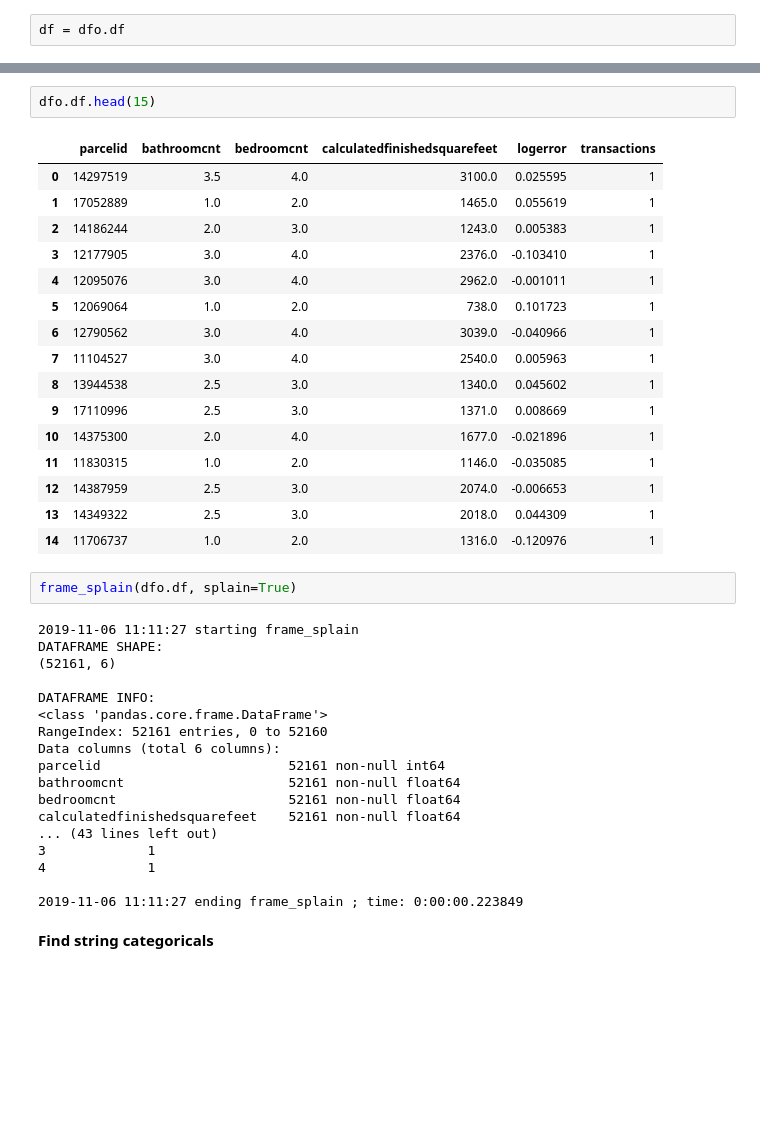
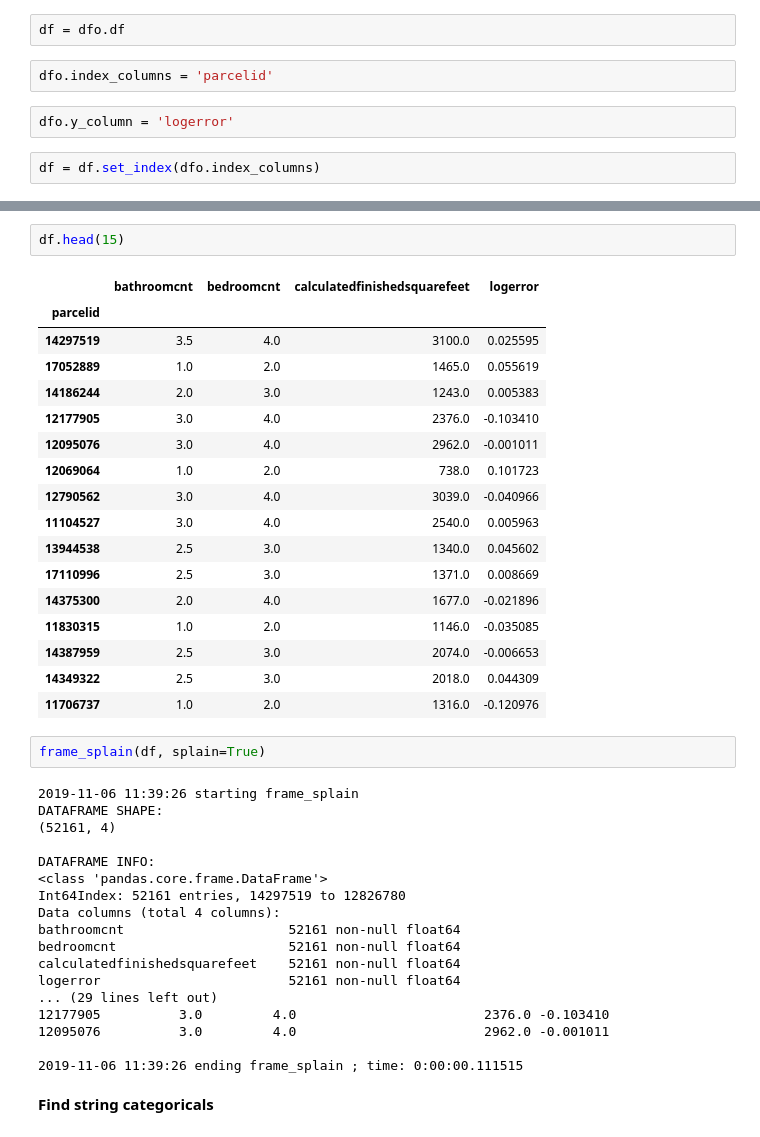
Before and after one commit to BayesEliaSantos/Bayes_P04_Zillow, a Jupyter notebook: kworking.ipynb, the cells around one changed output, grey strips where cells are left out. Cells and saved outputs as stored; diff of their text form; blank space fills up the shorter version.

```diff
--- a/kworking.ipynb
+++ b/kworking.ipynb
@@ -84,4 +84,10 @@ RangeIndex: 52161 entries, 0 to 52160
 2. **Summarize your data (summary stats, info, dtypes, shape, distributions, value_counts, etc.).**
 # %%
 df = dfo.df
+# %%
+dfo.index_columns = 'parcelid'
+# %%
+dfo.y_column = 'logerror'
+# %%
+df = df.set_index(dfo.index_columns)
 # %%
@@ -112,42 +118,43 @@ df = convert_to_dates(df, cols=['transactiondate'])
 # %%
-dfo.df.head(15)
+df.head(15)
 # %% [output]
-|  | parcelid | bathroomcnt | bedroomcnt | calculatedfinishedsquarefeet | logerror | transactions |
-| 0 | 14297519 | 3.5 | 4.0 | 3100.0 | 0.025595 | 1 |
-| 1 | 17052889 | 1.0 | 2.0 | 1465.0 | 0.055619 | 1 |
-| 2 | 14186244 | 2.0 | 3.0 | 1243.0 | 0.005383 | 1 |
-| 3 | 12177905 | 3.0 | 4.0 | 2376.0 | -0.103410 | 1 |
-| 4 | 12095076 | 3.0 | 4.0 | 2962.0 | -0.001011 | 1 |
-| 5 | 12069064 | 1.0 | 2.0 | 738.0 | 0.101723 | 1 |
-| 6 | 12790562 | 3.0 | 4.0 | 3039.0 | -0.040966 | 1 |
-| 7 | 11104527 | 3.0 | 4.0 | 2540.0 | 0.005963 | 1 |
-| 8 | 13944538 | 2.5 | 3.0 | 1340.0 | 0.045602 | 1 |
-| 9 | 17110996 | 2.5 | 3.0 | 1371.0 | 0.008669 | 1 |
-| 10 | 14375300 | 2.0 | 4.0 | 1677.0 | -0.021896 | 1 |
-| 11 | 11830315 | 1.0 | 2.0 | 1146.0 | -0.035085 | 1 |
-| 12 | 14387959 | 2.5 | 3.0 | 2074.0 | -0.006653 | 1 |
-| 13 | 14349322 | 2.5 | 3.0 | 2018.0 | 0.044309 | 1 |
-| 14 | 11706737 | 1.0 | 2.0 | 1316.0 | -0.120976 | 1 |
+|  | bathroomcnt | bedroomcnt | calculatedfinishedsquarefeet | logerror |
+| parcelid |  |  |  |  |
+| 14297519 | 3.5 | 4.0 | 3100.0 | 0.025595 |
+| 17052889 | 1.0 | 2.0 | 1465.0 | 0.055619 |
+| 14186244 | 2.0 | 3.0 | 1243.0 | 0.005383 |
+| 12177905 | 3.0 | 4.0 | 2376.0 | -0.103410 |
+| 12095076 | 3.0 | 4.0 | 2962.0 | -0.001011 |
+| 12069064 | 1.0 | 2.0 | 738.0 | 0.101723 |
+| 12790562 | 3.0 | 4.0 | 3039.0 | -0.040966 |
+| 11104527 | 3.0 | 4.0 | 2540.0 | 0.005963 |
+| 13944538 | 2.5 | 3.0 | 1340.0 | 0.045602 |
+| 17110996 | 2.5 | 3.0 | 1371.0 | 0.008669 |
+| 14375300 | 2.0 | 4.0 | 1677.0 | -0.021896 |
+| 11830315 | 1.0 | 2.0 | 1146.0 | -0.035085 |
+| 14387959 | 2.5 | 3.0 | 2074.0 | -0.006653 |
+| 14349322 | 2.5 | 3.0 | 2018.0 | 0.044309 |
+| 11706737 | 1.0 | 2.0 | 1316.0 | -0.120976 |
 # %%
-frame_splain(dfo.df, splain=True)
+frame_splain(df, splain=True)
 # %% [output]
-2019-11-06 11:11:27 starting frame_splain
+2019-11-06 11:39:26 starting frame_splain
 DATAFRAME SHAPE:
-(52161, 6)
+(52161, 4)
 
 DATAFRAME INFO:
 <class 'pandas.core.frame.DataFrame'>
-RangeIndex: 52161 entries, 0 to 52160
-Data columns (total 6 columns):
-parcelid                        52161 non-null int64
+Int64Index: 52161 entries, 14297519 to 12826780
+Data columns (total 4 columns):
 bathroomcnt                     52161 non-null float64
 bedroomcnt                      52161 non-null float64
 calculatedfinishedsquarefeet    52161 non-null float64
-... (43 lines left out)
-3             1
-4             1
+logerror                        52161 non-null float64
+... (29 lines left out)
+12177905          3.0         4.0                        2376.0 -0.103410
+12095076          3.0         4.0                        2962.0 -0.001011
 
-2019-11-06 11:11:27 ending frame_splain ; time: 0:00:00.223849
+2019-11-06 11:39:26 ending frame_splain ; time: 0:00:00.111515
 # %% [markdown]
 **Find string categoricals**
 # %%
```
Also changed, not shown: parts of 15 cells of this notebook, 1 other file.
